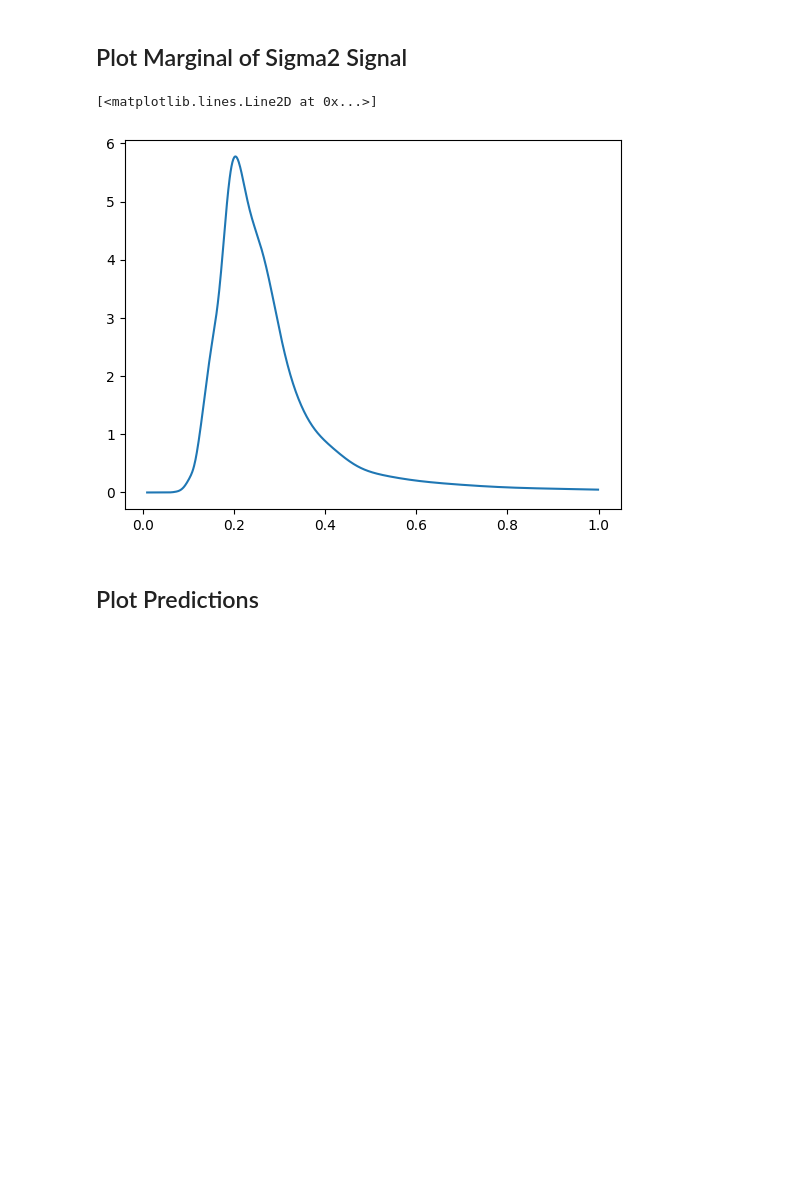
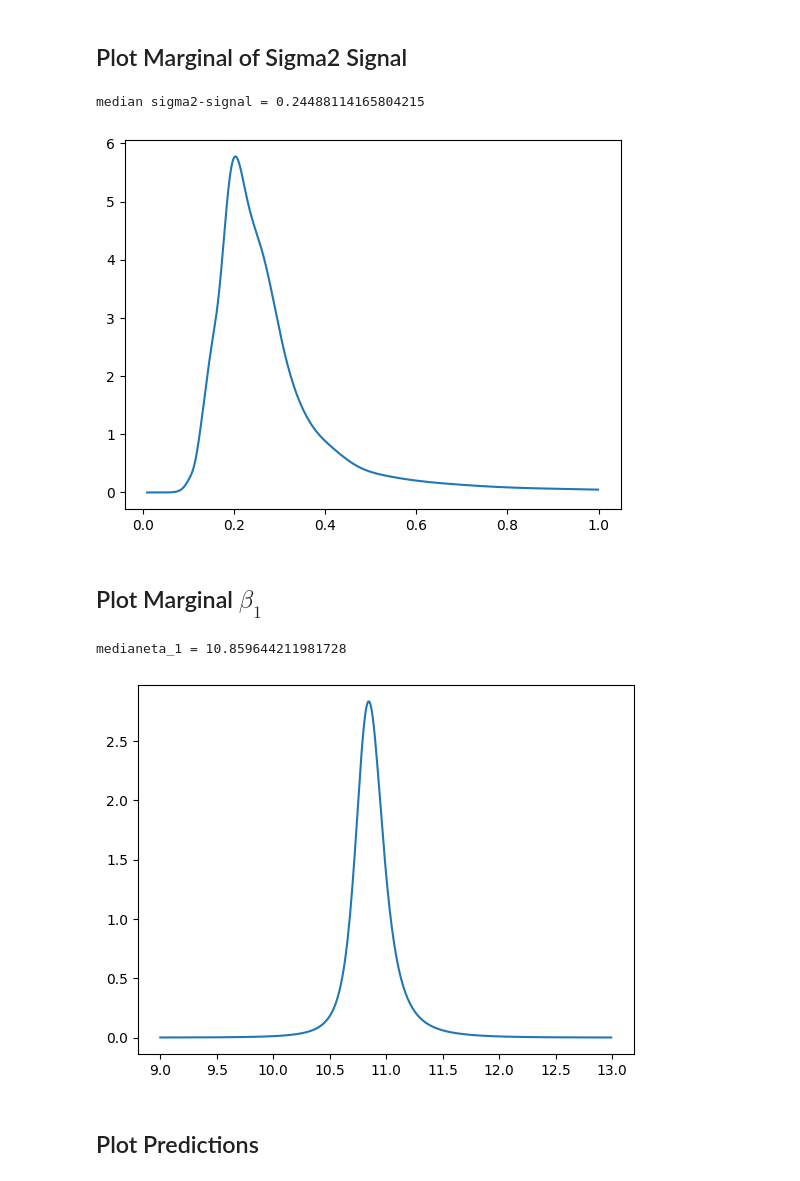
Before and after one commit to rnburn/bbai, a Jupyter notebook: example/08-soil-cn.ipynb, the cells around one changed output. Drawn from its saved outputs; the diff is of its cells as text; code cells hidden in the pictures; blank space fills up the shorter version.

Commit message:
support regressor marginalization

```diff
--- a/example/08-soil-cn.ipynb
+++ b/example/08-soil-cn.ipynb
@@ -83,9 +85,21 @@ m = model.marginal_sigma2_signal_
 lx = np.arange(0.01, 1.0, 0.001)
 px = np.array([m.pdf(li) for li in lx])
 plt.plot(lx, px)
+print('median sigma2-signal =', m.ppf(0.5))
 # %% [output]
-[<matplotlib.lines.Line2D at 0x...>]
+median sigma2-signal = 0.24488114165804215
 [figure]
+# %% [markdown]
+## Plot Marginal $\beta_1$
+# %%
+m = model.marginal_regressors_[0]
+lx = np.arange(9.0, 13.0, 0.01)
+px = np.array([m.pdf(li) for li in lx])
+plt.plot(lx, px)
+print('median \beta_1 =', m.ppf(0.5))
+# %% [output]
+medianeta_1 = 10.859644211981728
+[figure, added]
 # %% [markdown]
 ## Plot Predictions
 # %%
```
Also changed, not shown: parts of 3 cells of this notebook, 11 other files.
